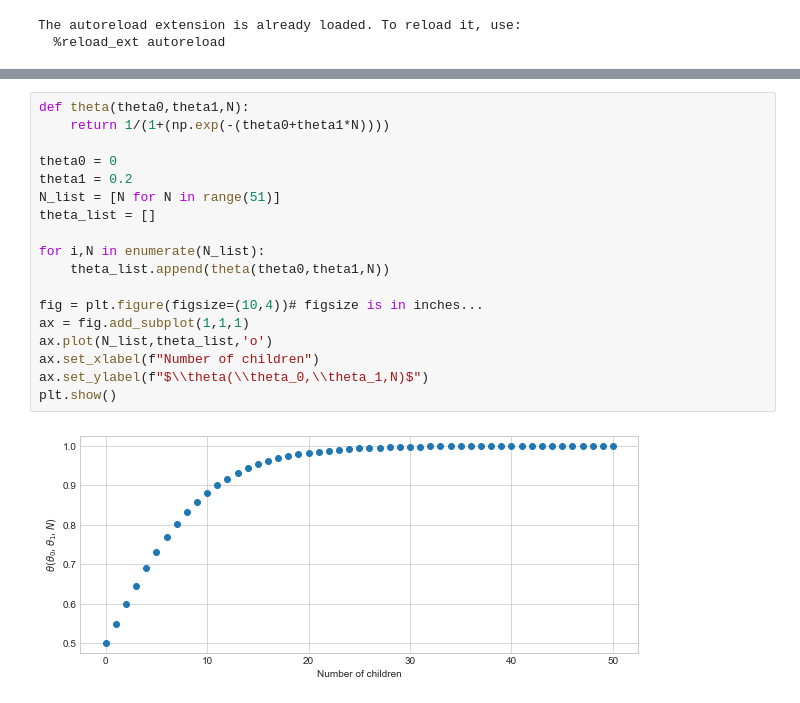
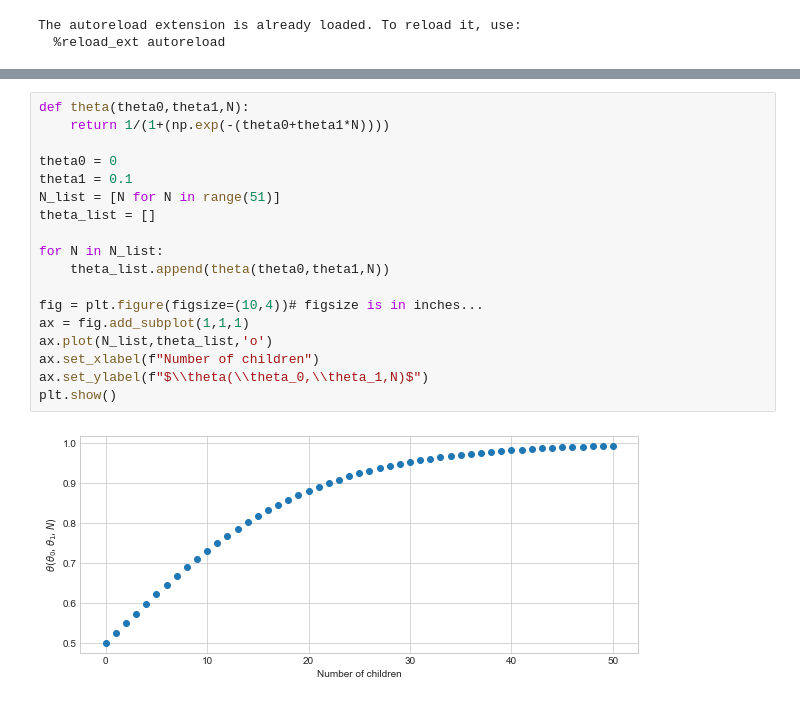
Before and after one commit to emilblicher/DP2021, a Jupyter notebook: Model w VFI/Sims.ipynb, the cells around one changed output, grey strips where cells are left out. Drawn from its saved outputs; the diff is of its cells as text.

```diff
--- a/Model w VFI/Sims.ipynb
+++ b/Model w VFI/Sims.ipynb
@@ -114,20 +102,20 @@ figure_sim(sim.C1,sim.C2,par)
 # %%
 def theta(theta0,theta1,N):
     return 1/(1+(np.exp(-(theta0+theta1*N))))
 
 theta0 = 0
-theta1 = 0.2
+theta1 = 0.1
 N_list = [N for N in range(51)]
 theta_list = []
 
-for i,N in enumerate(N_list):
+for N in N_list:
     theta_list.append(theta(theta0,theta1,N))
 
 fig = plt.figure(figsize=(10,4))# figsize is in inches...
 ax = fig.add_subplot(1,1,1)
 ax.plot(N_list,theta_list,'o')
 ax.set_xlabel(f"Number of children")
 ax.set_ylabel(f"$\\theta(\\theta_0,\\theta_1,N)$")
 plt.show()
 # %% [output]
-[figure, old version]
+[figure, new version]
```
Also changed, not shown: parts of 15 cells of this notebook, 2 other files.
